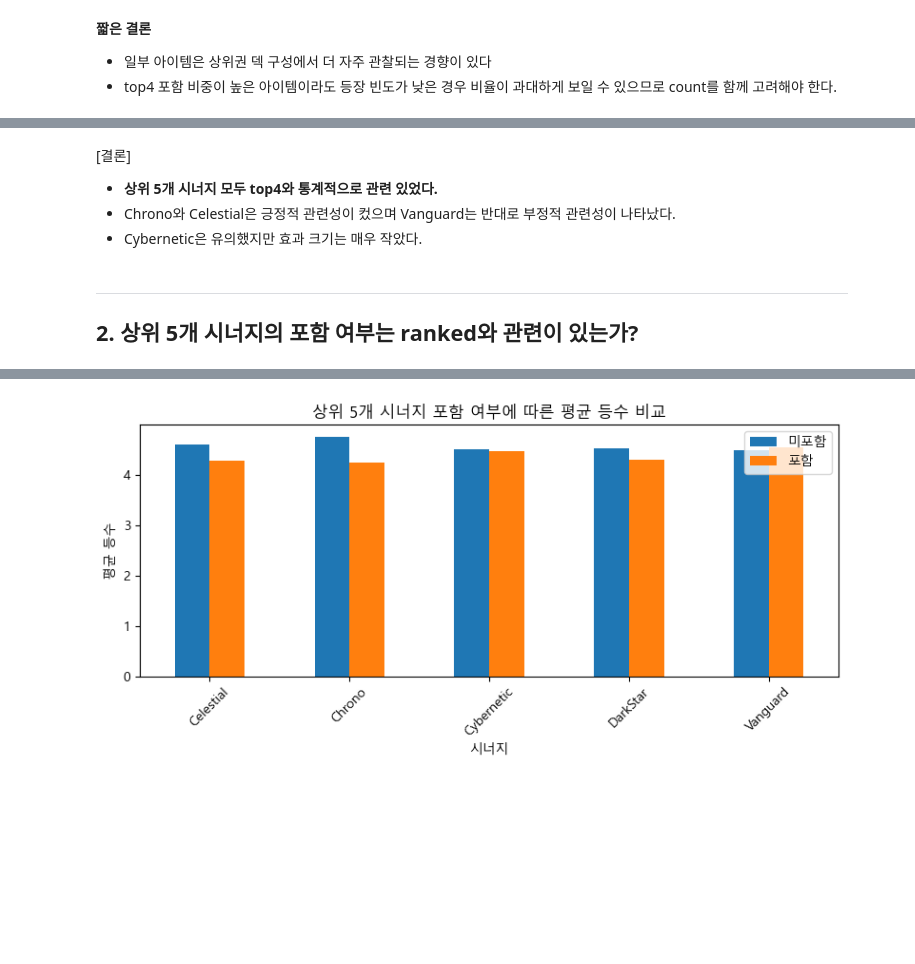
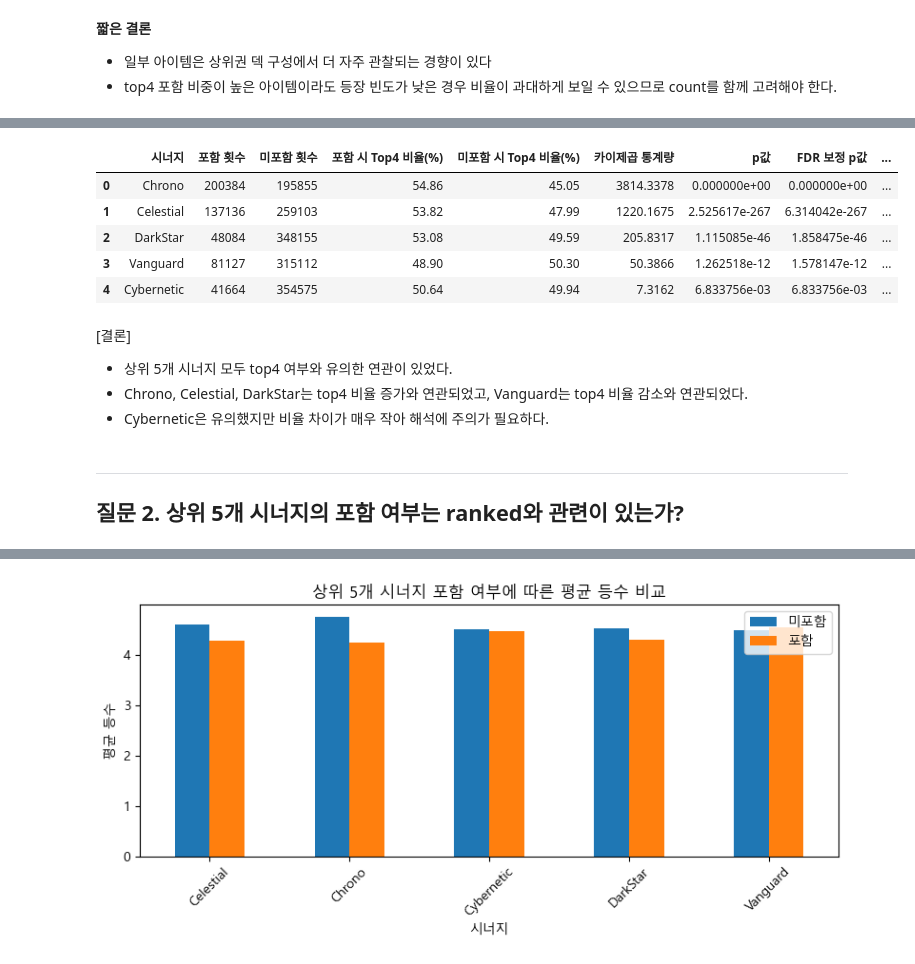
Before and after one commit to hanalo26/Third-project-sparta, a Jupyter notebook: works/suim_Kim/03-04.statistics_suim.ipynb, the cells around one changed output, grey strips where cells are left out. Drawn from its saved outputs; the diff is of its cells as text; code cells hidden in the pictures; blank space fills up the shorter version.

```diff
--- a/works/suim_Kim/03-04.statistics_suim.ipynb
+++ b/works/suim_Kim/03-04.statistics_suim.ipynb
@@ -582,9 +559,79 @@ result_df.sort_values('p_value')
+# %%
+df_test_combination = df_combination.copy()
+df_test_combination['active_synergies'] = df_test_combination['active_synergies'].apply(to_dict)
+
+results = []
+
+for synergy in top5_synergies:
+
+    # 이 시너지가 있는 행은 True, 없으면 False
+    has_synergy = df_test_combination['active_synergies'].apply(lambda x: synergy in x)
+
+    # 분할표 만들기
+    ctab = pd.crosstab(has_synergy, df_test_combination['top4_flag'])
+    ctab = ctab.reindex(index=[False, True], columns=[False, True], fill_value=0)
+
+    # 카이제곱 검정
+    chi2, p, dof, expected = chi2_contingency(ctab)
+
+    # 포함 / 미포함 그룹 Top4 비율
+    top4_with = df_test_combination.loc[has_synergy, 'top4_flag'].mean() * 100
+    top4_without = df_test_combination.loc[~has_synergy, 'top4_flag'].mean() * 100
+
+    # 결과 저장
+    results.append({
+        'synergy': synergy,
+        'with_count': int(has_synergy.sum()),
+        'without_count': int((~has_synergy).sum()),
+        'top4_rate_with(%)': round(top4_with, 2),
+        'top4_rate_without(%)': round(top4_without, 2),
+        'chi2': round(chi2, 4),
+        'p_value': p
+    })
+
+result_df = pd.DataFrame(results)
+
+reject, pvals_fdr, _, _ = multipletests(result_df['p_value'], method='fdr_bh')
+result_df['p_value_fdr'] = pvals_fdr
+result_df['significant_fdr'] = reject
+
+result_df.sort_values('p_value')
+
+# 컬럼명 한국어로 변경
+result_df_kor = result_df.rename(columns={
+    'synergy': '시너지',
+    'with_count': '포함 횟수',
+    'without_count': '미포함 횟수',
+    'top4_rate_with(%)': '포함 시 Top4 비율(%)',
+    'top4_rate_without(%)': '미포함 시 Top4 비율(%)',
+    'chi2': '카이제곱 통계량',
+    'p_value': 'p값',
+    'p_value_fdr': 'FDR 보정 p값',
+    'significant_fdr': 'FDR 기준 유의 여부'
+})
+
+# True / False도 한글로 바꾸기
+result_df_kor['FDR 기준 유의 여부'] = result_df_kor['FDR 기준 유의 여부'].map({
+    True: '유의함',
+    False: '유의하지 않음'
+})
+
+# 확인
+result_df_kor.sort_values('p값')
+# %% [output]
+|  | 시너지 | 포함 횟수 | 미포함 횟수 | 포함 시 Top4 비율(%) | 미포함 시 Top4 비율(%) | 카이제곱 통계량 | p값 | FDR 보정 p값 | ... |
+| 0 | Chrono | 200384 | 195855 | 54.86 | 45.05 | 3814.3378 | 0.000000e+00 | 0.000000e+00 | ... |
+| 1 | Celestial | 137136 | 259103 | 53.82 | 47.99 | 1220.1675 | 2.525617e-267 | 6.314042e-267 | ... |
+| 2 | DarkStar | 48084 | 348155 | 53.08 | 49.59 | 205.8317 | 1.115085e-46 | 1.858475e-46 | ... |
+| 3 | Vanguard | 81127 | 315112 | 48.90 | 50.30 | 50.3866 | 1.262518e-12 | 1.578147e-12 | ... |
+| 4 | Cybernetic | 41664 | 354575 | 50.64 | 49.94 | 7.3162 | 6.833756e-03 | 6.833756e-03 | ... |
 # %% [markdown]
 [결론]
-- **상위 5개 시너지 모두 top4와 통계적으로 관련 있었다.**
-- Chrono와 Celestial은 긍정적 관련성이 컸으며 Vanguard는 반대로 부정적 관련성이 나타났다.
-- Cybernetic은 유의했지만 효과 크기는 매우 작았다.
+
+- 상위 5개 시너지 모두 top4 여부와 유의한 연관이 있었다.
+- Chrono, Celestial, DarkStar는 top4 비율 증가와 연관되었고, Vanguard는 top4 비율 감소와 연관되었다.
+- Cybernetic은 유의했지만 비율 차이가 매우 작아 해석에 주의가 필요하다.
 # %% [markdown]
 ---
-## 2. 상위 5개 시너지의 포함 여부는 ranked와 관련이 있는가?
+## 질문 2. 상위 5개 시너지의 포함 여부는 ranked와 관련이 있는가?
 # %% [markdown]
```
Also changed, not shown: parts of 31 cells of this notebook.
